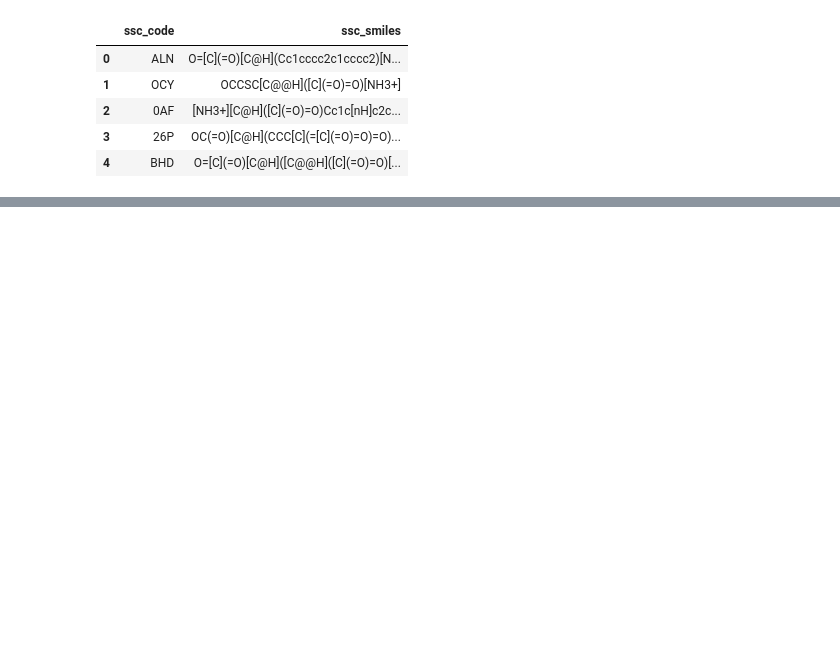
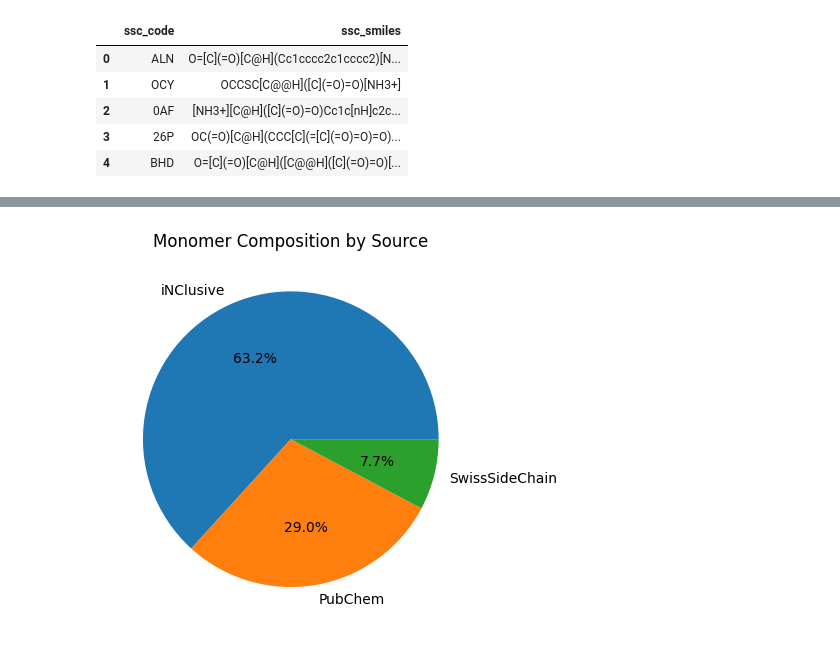
Before and after one commit to Azulene-Labs/SanjitAzuleneLabs, a Jupyter notebook: drug_dataset/UAA/merge_ncaa_datasets.ipynb, the cells around one changed output, grey strips where cells are left out. Drawn from its saved outputs; the diff is of its cells as text; code cells hidden in the pictures; blank space fills up the shorter version.

```diff
--- a/drug_dataset/UAA/merge_ncaa_datasets.ipynb
+++ b/drug_dataset/UAA/merge_ncaa_datasets.ipynb
@@ -125,8 +142,0 @@ merged_inclusive_pubchem_ssc
-# %%
-merged_inclusive_pubchem_ssc["source"] = (
-    merged_inclusive_pubchem_ssc["source_x"]
-    .combine_first(merged_inclusive_pubchem_ssc["source_y"])
-    .combine_first(merged_inclusive_pubchem_ssc["source"])
-)
-merged_inclusive_pubchem_ssc = merged_inclusive_pubchem_ssc.drop(columns=['source_x', 'source_y'])
-merged_inclusive_pubchem_ssc.columns
@@ -245,0 +177,15 @@ chembl_noncanonical.head()
+# %%
+import re
+
+def is_polymer(smiles):
+    if smiles is None:
+        return False
+    s = smiles.replace(" ", "").upper()
+    # Count peptide bonds
+    peptide_matches = len(re.findall("C\(=O\)N", s))
+    return peptide_matches >= 2   # >=2 residues → polymer
+
+df["type"] = df["smiles"].apply(
+    lambda s: "biopolymer" if is_polymer(str(s)) else "monomer"
+)
+df.head()
@@ -245,0 +206,10 @@ chembl_noncanonical.head()
+# %%
+def source_assign(row):
+    if "SwissSideChain" in str(row.get("source")):
+        return "SwissSideChain"
+    if "PubChem" in str(row.get("source")):
+        return "PubChem"
+    return "iNClusive"
+
+df["source"] = df.apply(source_assign, axis=1)
+df.head()
@@ -245,0 +224,9 @@ chembl_noncanonical.head()
+# %%
+plt.figure()
+df["source"].value_counts().plot(
+    kind="pie", autopct="%1.1f%%", title="Monomer Composition by Source"
+)
+plt.ylabel("")
+plt.show()
+# %% [output]
+[figure, added]
```
Also changed, not shown: parts of 20 cells of this notebook, 6 other files.
